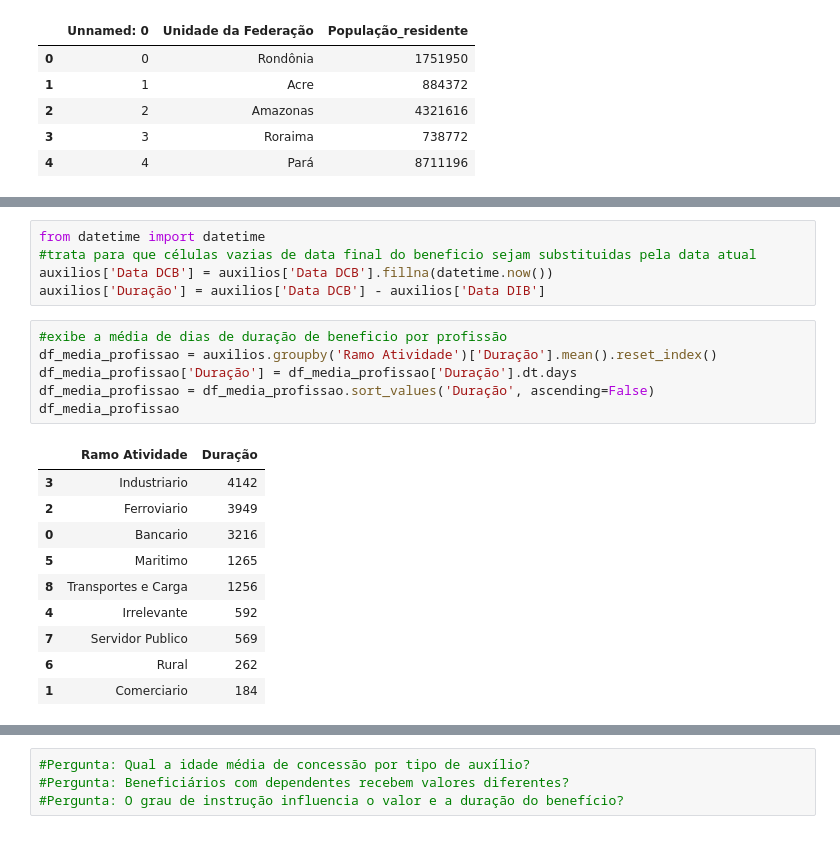
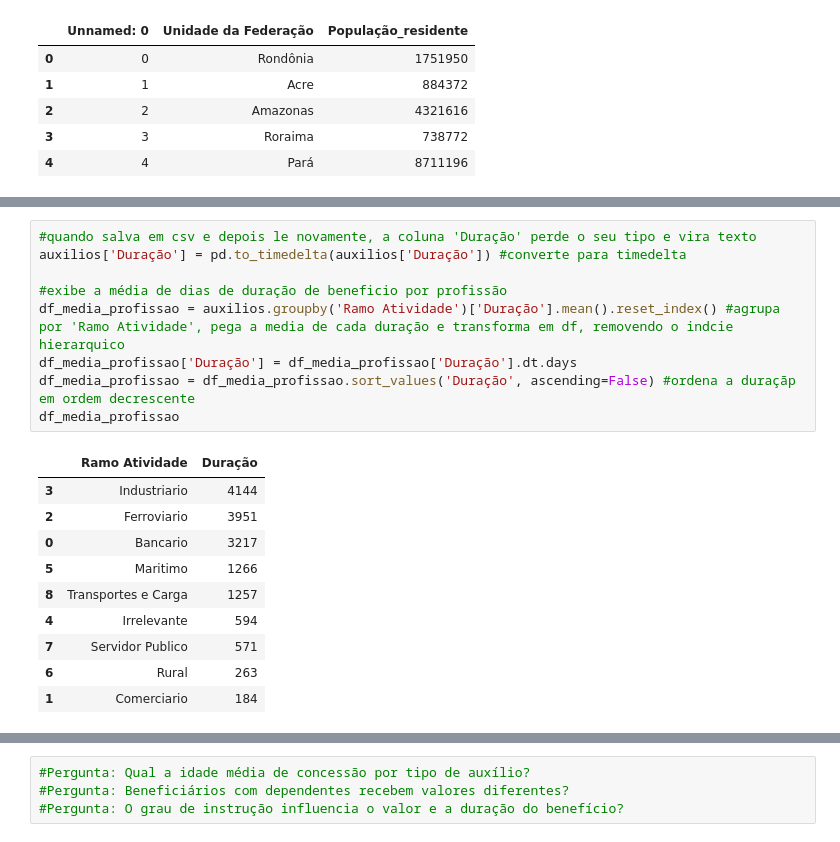
Before and after one commit to Estressei/ProjetoTrilhaDados, a Jupyter notebook: main.ipynb, the cells around one changed output, grey strips where cells are left out. Saved outputs shown, nothing was run; the diff lists cells and outputs as text.

```diff
--- a/main.ipynb
+++ b/main.ipynb
@@ -355,24 +365,22 @@ plt.show()
-# %%
-from datetime import datetime
-#trata para que células vazias de data final do beneficio sejam substituidas pela data atual
-auxilios['Data DCB'] = auxilios['Data DCB'].fillna(datetime.now())
-auxilios['Duração'] = auxilios['Data DCB'] - auxilios['Data DIB']
 # %%
+#quando salva em csv e depois le novamente, a coluna 'Duração' perde o seu tipo e vira texto
+auxilios['Duração'] = pd.to_timedelta(auxilios['Duração']) #converte para timedelta
+
 #exibe a média de dias de duração de beneficio por profissão
-df_media_profissao = auxilios.groupby('Ramo Atividade')['Duração'].mean().reset_index()
+df_media_profissao = auxilios.groupby('Ramo Atividade')['Duração'].mean().reset_index() #agrupa por 'Ramo Atividade', pega a media de cada duração e transforma em df, removendo o indcie hierarquico
 df_media_profissao['Duração'] = df_media_profissao['Duração'].dt.days
-df_media_profissao = df_media_profissao.sort_values('Duração', ascending=False)
+df_media_profissao = df_media_profissao.sort_values('Duração', ascending=False) #ordena a duraçãp em ordem decrescente
 df_media_profissao
 # %% [output]
 |  | Ramo Atividade | Duração |
-| 3 | Industriario | 4142 |
-| 2 | Ferroviario | 3949 |
-| 0 | Bancario | 3216 |
-| 5 | Maritimo | 1265 |
-| 8 | Transportes e Carga | 1256 |
-| 4 | Irrelevante | 592 |
-| 7 | Servidor Publico | 569 |
-| 6 | Rural | 262 |
+| 3 | Industriario | 4144 |
+| 2 | Ferroviario | 3951 |
+| 0 | Bancario | 3217 |
+| 5 | Maritimo | 1266 |
+| 8 | Transportes e Carga | 1257 |
+| 4 | Irrelevante | 594 |
+| 7 | Servidor Publico | 571 |
+| 6 | Rural | 263 |
 | 1 | Comerciario | 184 |
 # %%
 plt.figure(figsize=(8,5))
```
Also changed, not shown: parts of 13 cells of this notebook, 2 other files.
